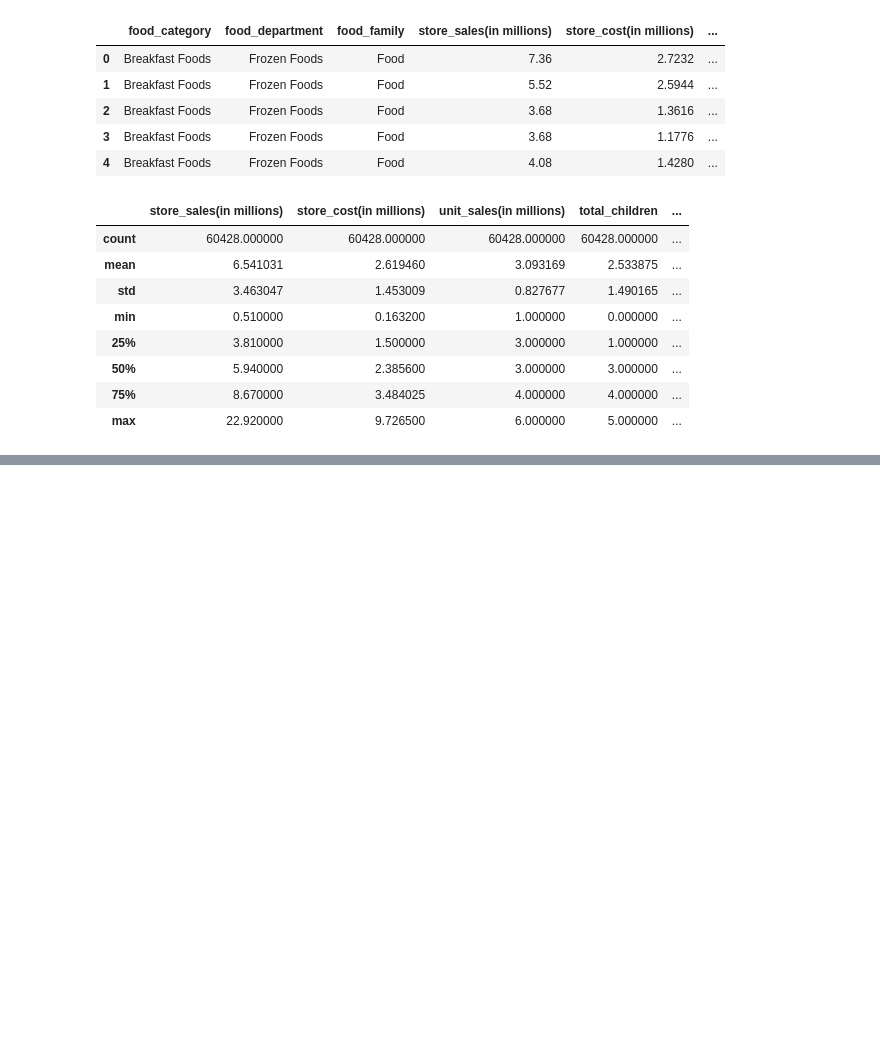
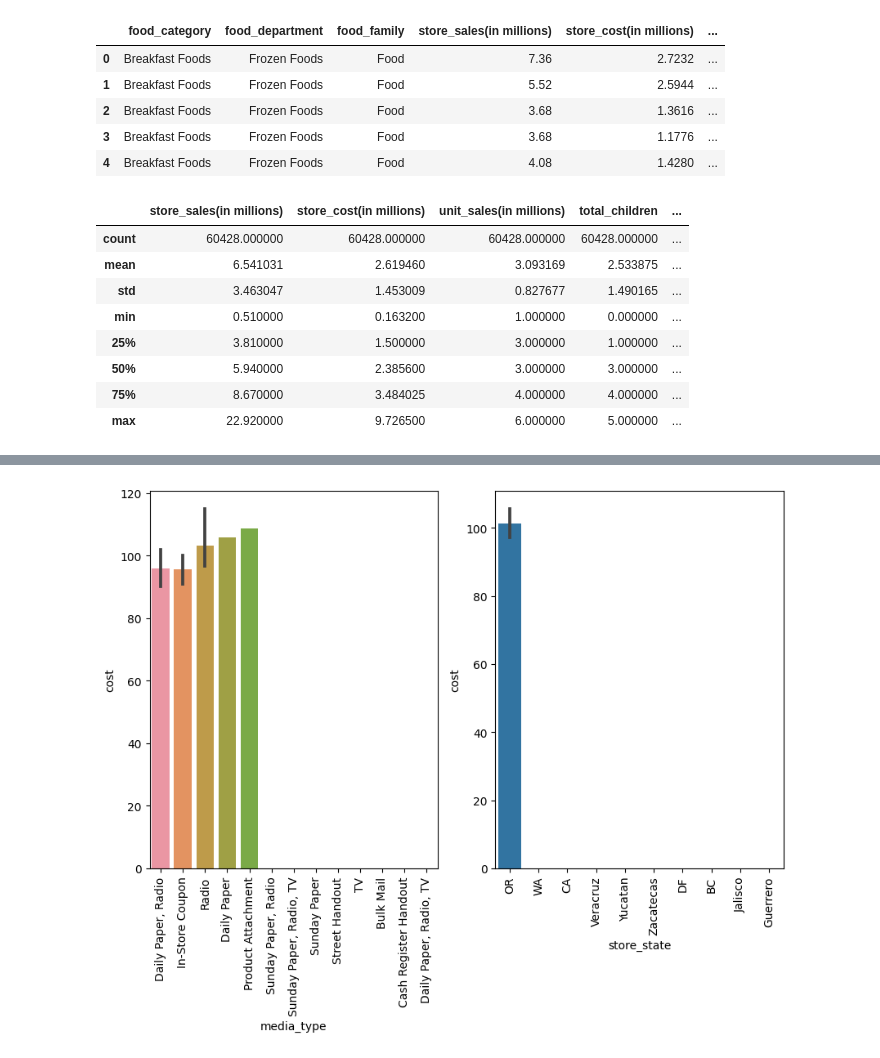
Before and after one commit to timosean/ML-playground, a Jupyter notebook: eda/practice.ipynb, the cells around one changed output, grey strips where cells are left out. Cells and saved outputs as stored; diff of their text form; code cells hidden in the pictures; blank space fills up the shorter version.

```diff
--- a/eda/practice.ipynb
+++ b/eda/practice.ipynb
@@ -36,0 +156,10 @@ data.describe()
+# %%
+# 내가 생각하는거 그려보기
+
+fig, ax = plt.subplots(1, 2, figsize=(10, 6))
+sns.barplot(ax = ax[0], data=df.groupby(df['media_type'])['cost'].mean().sort_values().to_frame().reset_index(), x=df['media_type'], y='cost')
+ax[0].tick_params(axis='x', rotation=90)
+sns.barplot(ax = ax[1], data=df.groupby(df['store_state'])['cost'].mean().sort_values().to_frame().reset_index(), x=df['store_state'], y='cost')
+ax[1].tick_params(axis='x', rotation=90)
+# %% [output]
+[figure, added]
```
Also changed, not shown: parts of 14 cells of this notebook.
